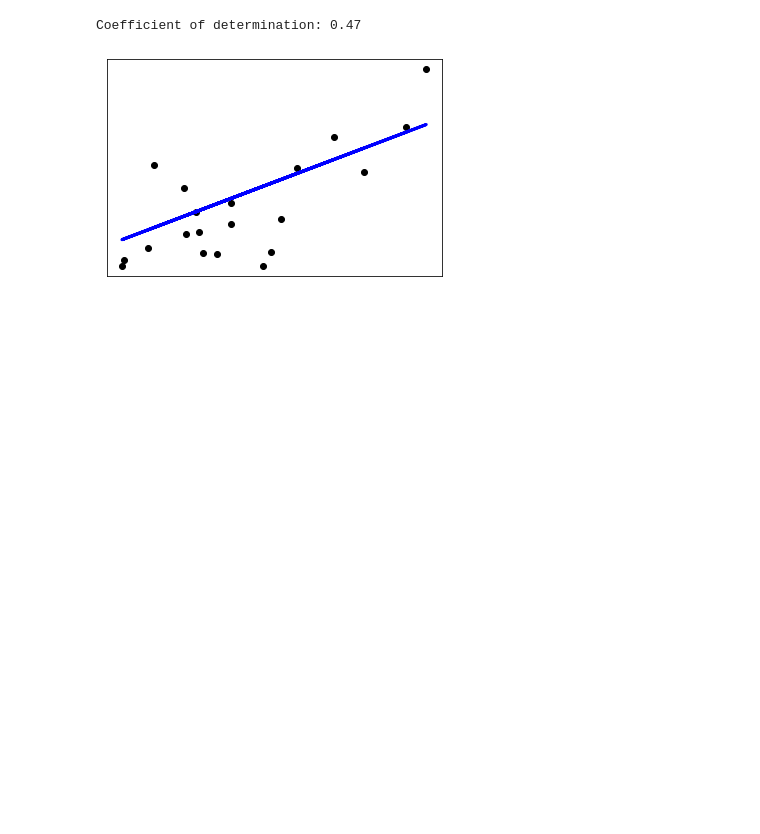
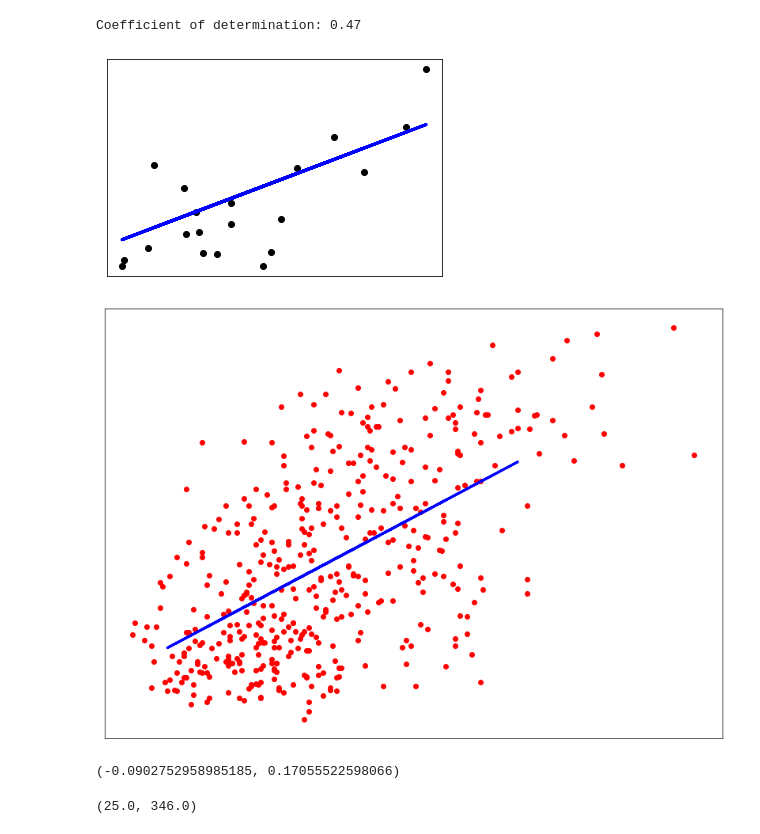
Before and after one commit to motazsaad/Math-Statistics-DataScience, a Jupyter notebook: notebooks/LR2.ipynb, the cells around one changed output. Cells and saved outputs as stored; diff of their text form; code cells hidden in the pictures; blank space fills up the shorter version.

```diff
--- a/notebooks/LR2.ipynb
+++ b/notebooks/LR2.ipynb
@@ -121,3 +121,23 @@ plt.yticks(())
 plt.show()
 # %% [output]
 [figure]
+# %%
+# Plot outputs
+plt.figure(figsize=(14,10))
+plt.scatter(diabetes_X, diabetes_y, color="red")
+plt.plot(diabetes_X_test, diabetes_y_pred, color="blue", linewidth=3)
+
+plt.xticks(())
+plt.yticks(())
+
+plt.show()
+# %% [output]
+[figure, added]
+# %%
+diabetes_X.min(), diabetes_X.max()
+# %% [output]
+(-0.0902752958985185, 0.17055522598066)
+# %%
+diabetes_y.min(), diabetes_y.max()
+# %% [output]
+(25.0, 346.0)
```
